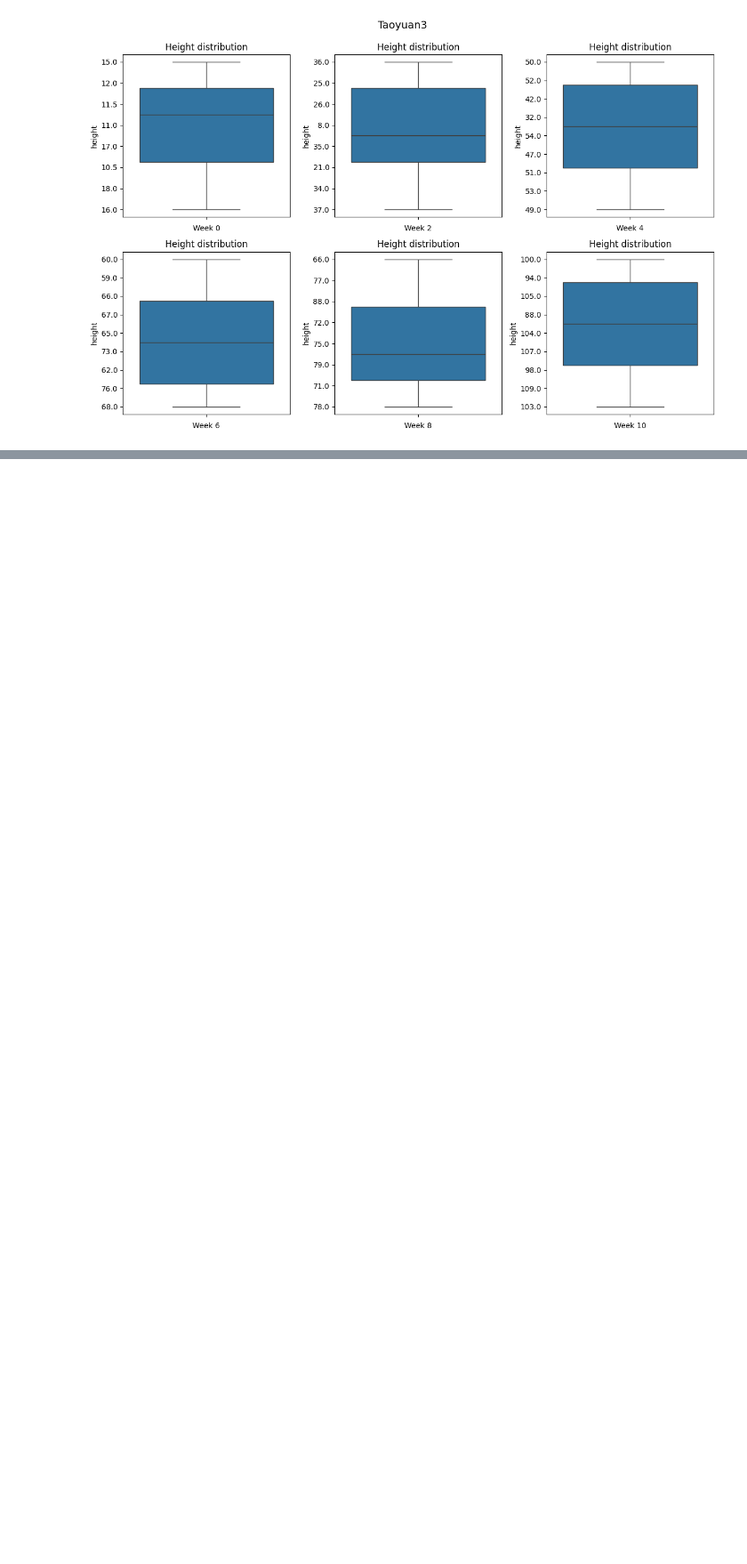
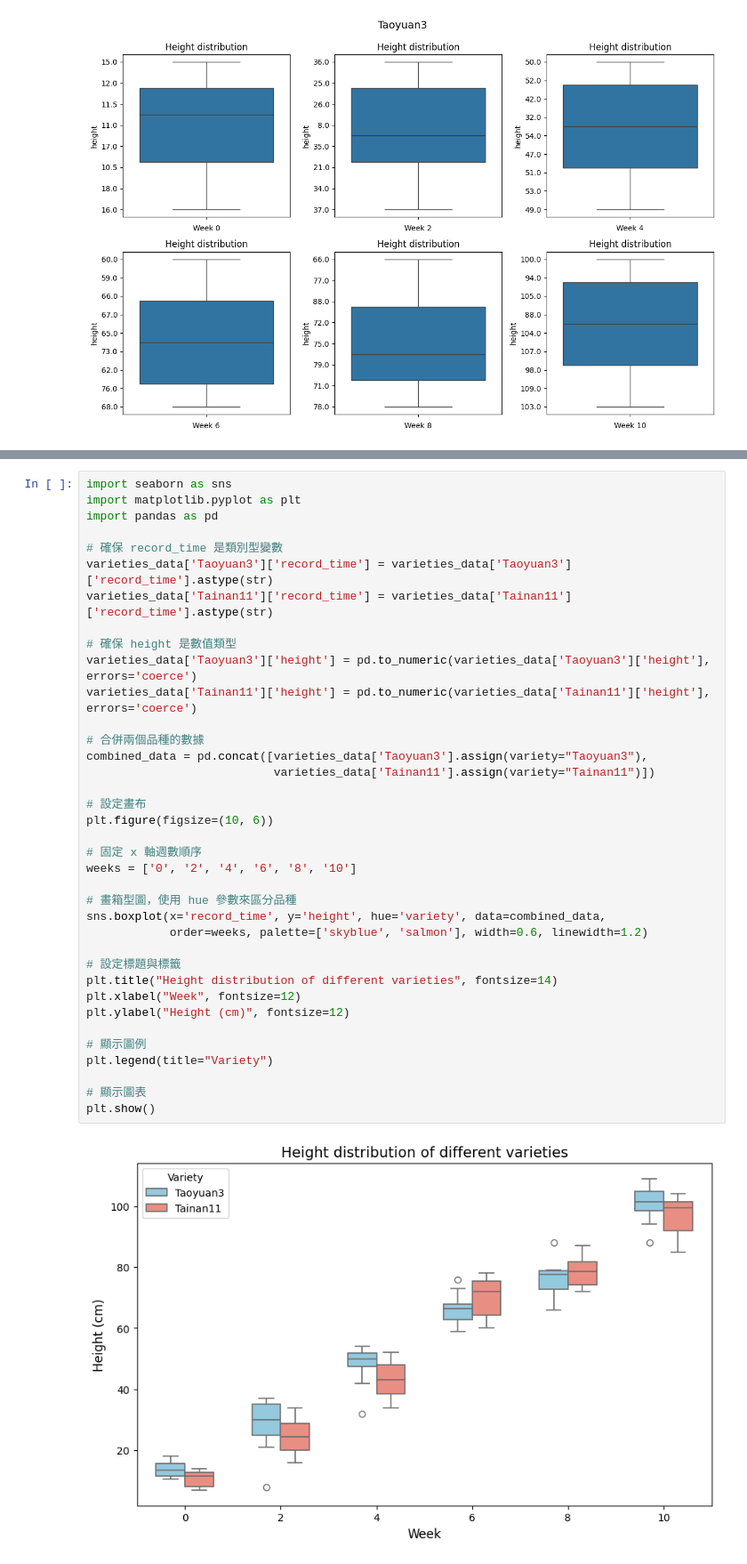
Before and after one commit to Lai-jun-yan/dash_project, a Jupyter notebook: boto3_get_table.ipynb, the cells around one changed output, grey strips where cells are left out. Shown: that part at 89% size. Saved outputs shown, nothing was run; the diff lists cells and outputs as text; blank space fills up the shorter version.

```diff
--- a/boto3_get_table.ipynb
+++ b/boto3_get_table.ipynb
@@ -109,0 +139,39 @@ plt.show()
+# %%
+import seaborn as sns
+import matplotlib.pyplot as plt
+import pandas as pd
+
+# 確保 record_time 是類別型變數
+varieties_data['Taoyuan3']['record_time'] = varieties_data['Taoyuan3']['record_time'].astype(str)
+varieties_data['Tainan11']['record_time'] = varieties_data['Tainan11']['record_time'].astype(str)
+
+# 確保 height 是數值類型
+varieties_data['Taoyuan3']['height'] = pd.to_numeric(varieties_data['Taoyuan3']['height'], errors='coerce')
+varieties_data['Tainan11']['height'] = pd.to_numeric(varieties_data['Tainan11']['height'], errors='coerce')
+
+# 合併兩個品種的數據
+combined_data = pd.concat([varieties_data['Taoyuan3'].assign(variety="Taoyuan3"),
+                           varieties_data['Tainan11'].assign(variety="Tainan11")])
+
+# 設定畫布
+plt.figure(figsize=(10, 6))
+
+# 固定 x 軸週數順序
+weeks = ['0', '2', '4', '6', '8', '10']
+
+# 畫箱型圖，使用 hue 參數來區分品種
+sns.boxplot(x='record_time', y='height', hue='variety', data=combined_data,
+            order=weeks, palette=['skyblue', 'salmon'], width=0.6, linewidth=1.2)
+
+# 設定標題與標籤
+plt.title("Height distribution of different varieties", fontsize=14)
+plt.xlabel("Week", fontsize=12)
+plt.ylabel("Height (cm)", fontsize=12)
+
+# 顯示圖例
+plt.legend(title="Variety")
+
+# 顯示圖表
+plt.show()
+# %% [output]
+[figure, added]
```
Also changed, not shown: parts of 2 cells of this notebook.
